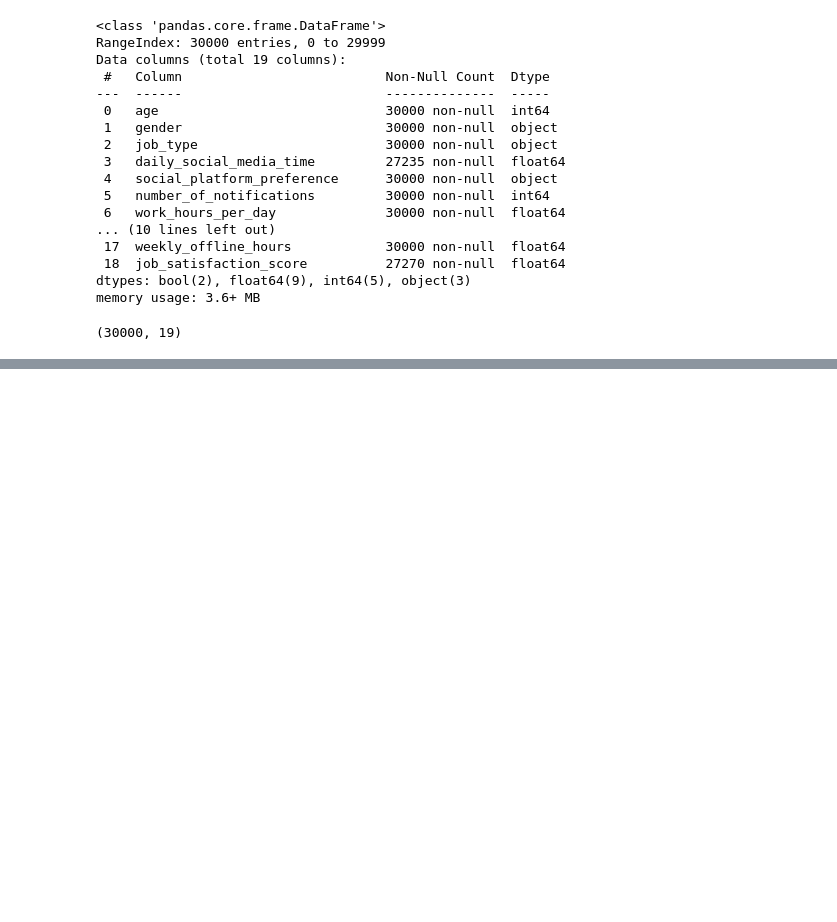
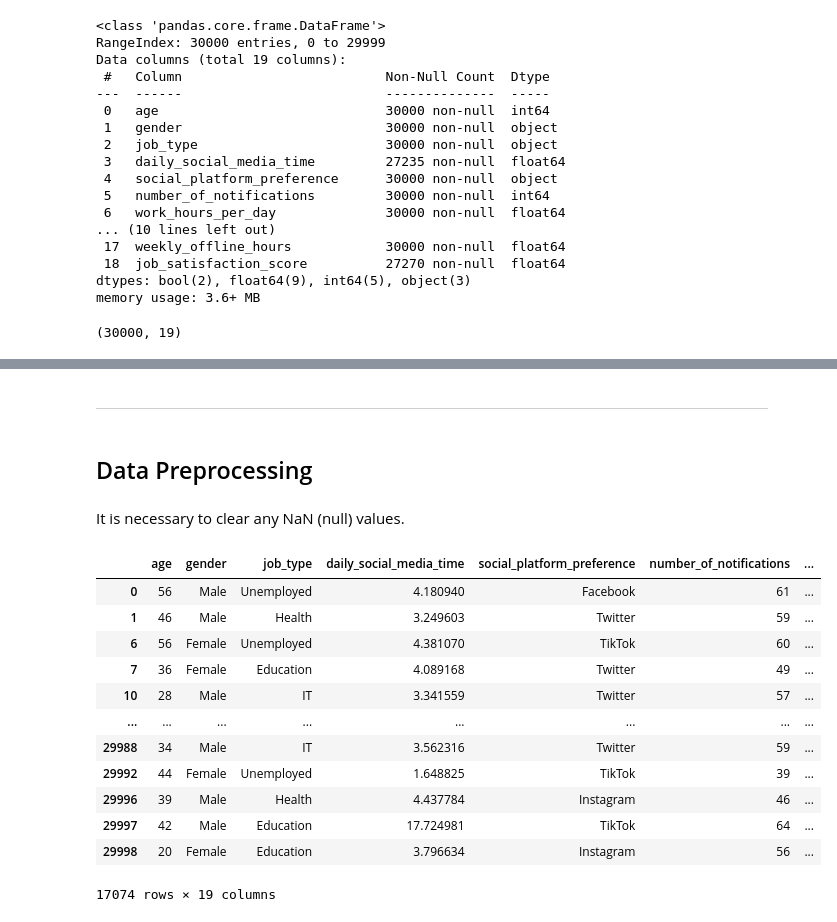
Before and after one commit to HusseinKasim/A-Data-Driven-Study-on-Social-Media-Usage-and-its-Effects-on-Users, a Jupyter notebook: Social_Media_Study.ipynb, the cells around one changed output, grey strips where cells are left out. Cells and saved outputs as stored; diff of their text form; code cells hidden in the pictures; blank space fills up the shorter version.

Commit message:
Add "Understanding the Dataset" and "Data Preprocessing" sections

```diff
--- a/Social_Media_Study.ipynb
+++ b/Social_Media_Study.ipynb
@@ -78,0 +134,24 @@ df.describe()
+# %% [markdown]
+------------------------------------------------------------
+# %% [markdown]
+## Data Preprocessing
+# %% [markdown]
+It is necessary to clear any NaN (null) values.
+# %%
+df.dropna(inplace=True)
+# %%
+df
+# %% [output]
+|  | age | gender | job_type | daily_social_media_time | social_platform_preference | number_of_notifications | ... |
+| 0 | 56 | Male | Unemployed | 4.180940 | Facebook | 61 | ... |
+| 1 | 46 | Male | Health | 3.249603 | Twitter | 59 | ... |
+| 6 | 56 | Female | Unemployed | 4.381070 | TikTok | 60 | ... |
+| 7 | 36 | Female | Education | 4.089168 | Twitter | 49 | ... |
+| 10 | 28 | Male | IT | 3.341559 | Twitter | 57 | ... |
+| ... | ... | ... | ... | ... | ... | ... | ... |
+| 29988 | 34 | Male | IT | 3.562316 | Twitter | 59 | ... |
+| 29992 | 44 | Female | Unemployed | 1.648825 | TikTok | 39 | ... |
+| 29996 | 39 | Male | Health | 4.437784 | Instagram | 46 | ... |
+| 29997 | 42 | Male | Education | 17.724981 | TikTok | 64 | ... |
+| 29998 | 20 | Female | Education | 3.796634 | Instagram | 56 | ... |
+17074 rows × 19 columns
```
Also changed, not shown: parts of 5 cells of this notebook.
